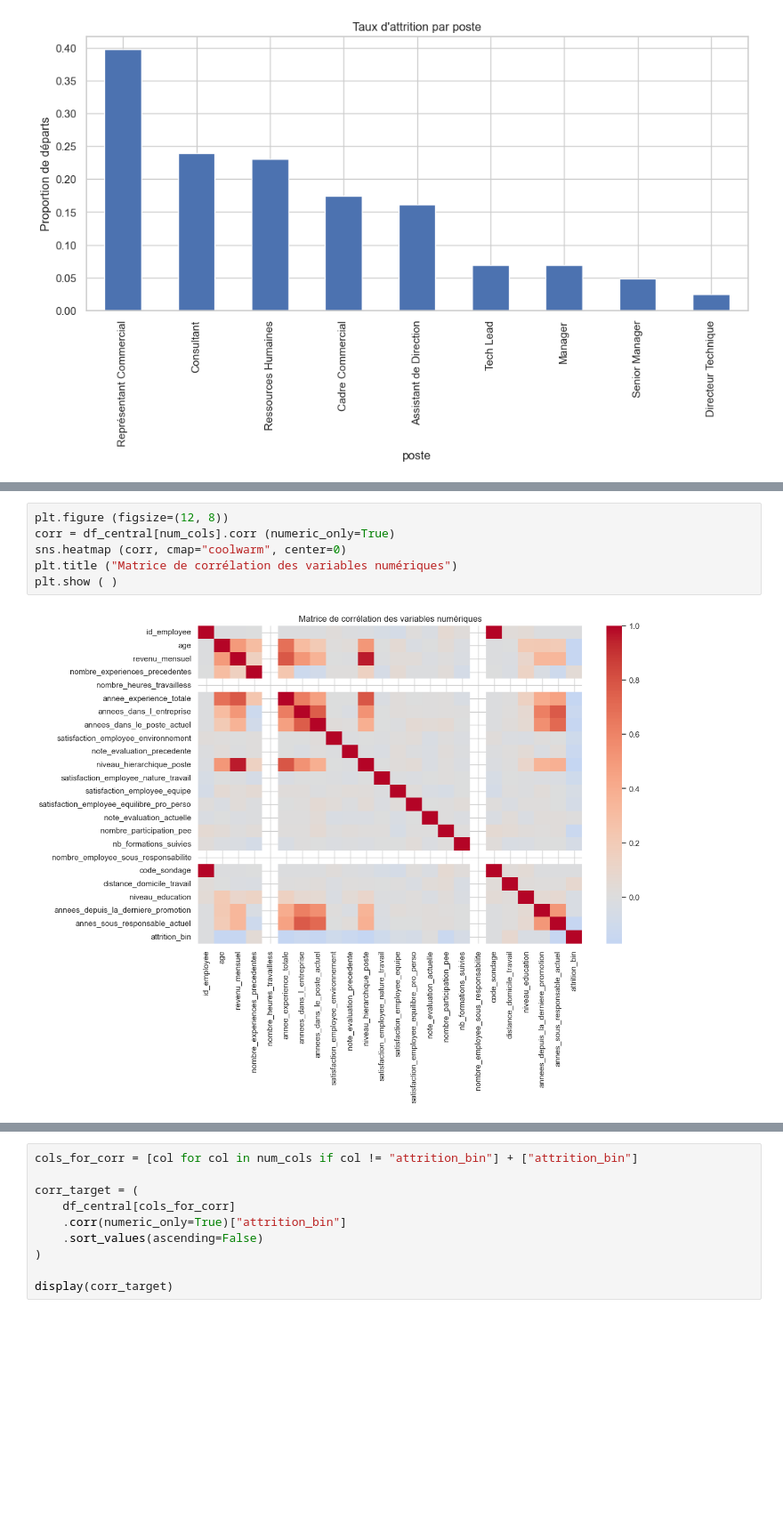
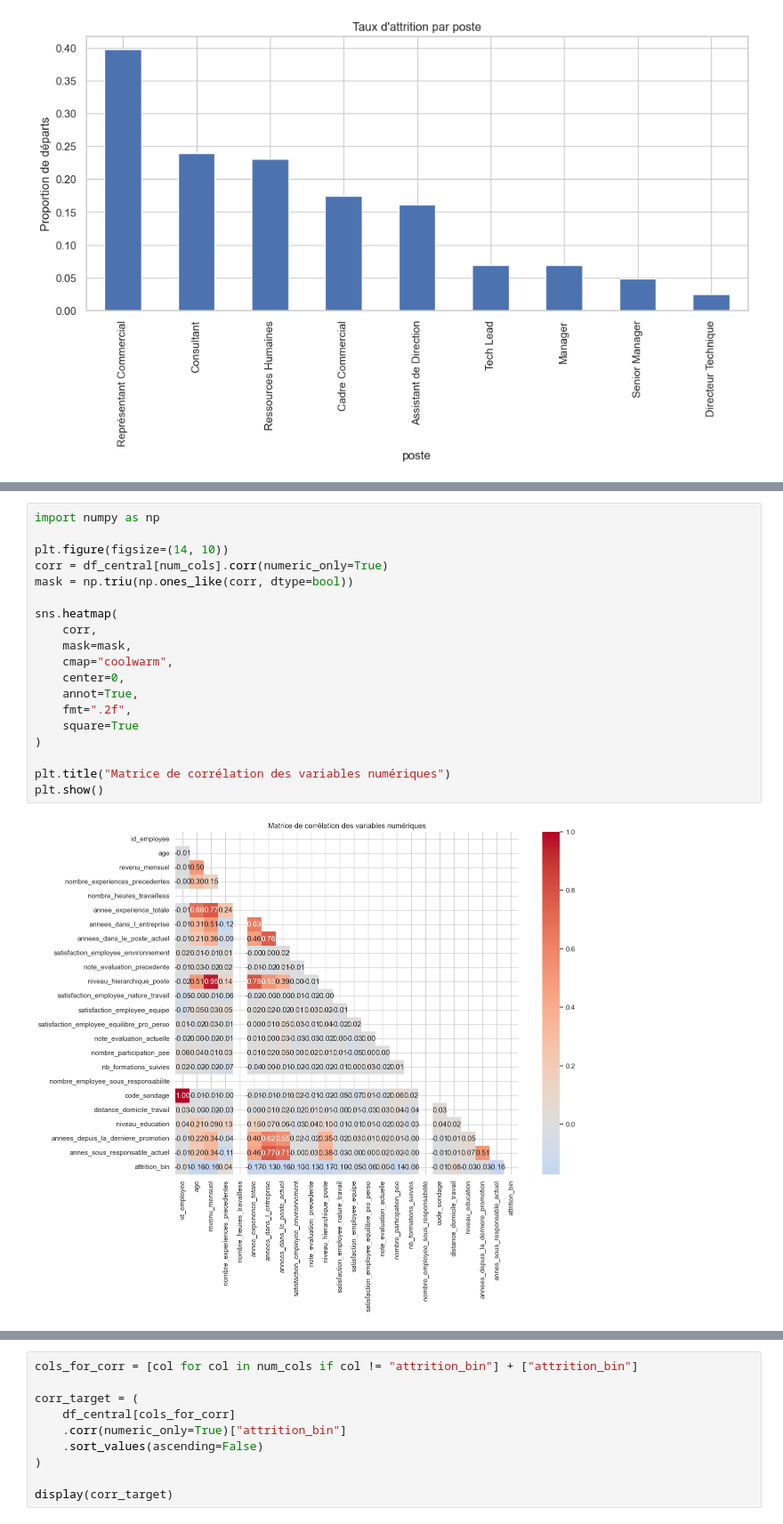
Before and after one commit to aaronsaintroch/P4_Classifiez_automatiquement_des_informations, a Jupyter notebook: notebooks/01_eda_attrition.ipynb, the cells around one changed output, grey strips where cells are left out. Shown at 89% size. Saved outputs shown, nothing was run; the diff lists cells and outputs as text; blank space fills up the shorter version.

```diff
--- a/notebooks/01_eda_attrition.ipynb
+++ b/notebooks/01_eda_attrition.ipynb
@@ -742,8 +911,21 @@ if "Oui" in attrition_by_poste.columns:
 # %%
-plt.figure (figsize=(12, 8))
-corr = df_central[num_cols].corr (numeric_only=True)
-sns.heatmap (corr, cmap="coolwarm", center=0)
-plt.title ("Matrice de corrélation des variables numériques")
-plt.show ( )
+import numpy as np
+
+plt.figure(figsize=(14, 10))
+corr = df_central[num_cols].corr(numeric_only=True)
+mask = np.triu(np.ones_like(corr, dtype=bool))
+
+sns.heatmap(
+    corr,
+    mask=mask,
+    cmap="coolwarm",
+    center=0,
+    annot=True,
+    fmt=".2f",
+    square=True
+)
+
+plt.title("Matrice de corrélation des variables numériques")
+plt.show()
 # %% [output]
-[figure, old version]
+[figure, new version]
```
Also changed, not shown: parts of 22 cells of this notebook, 1 other file.
